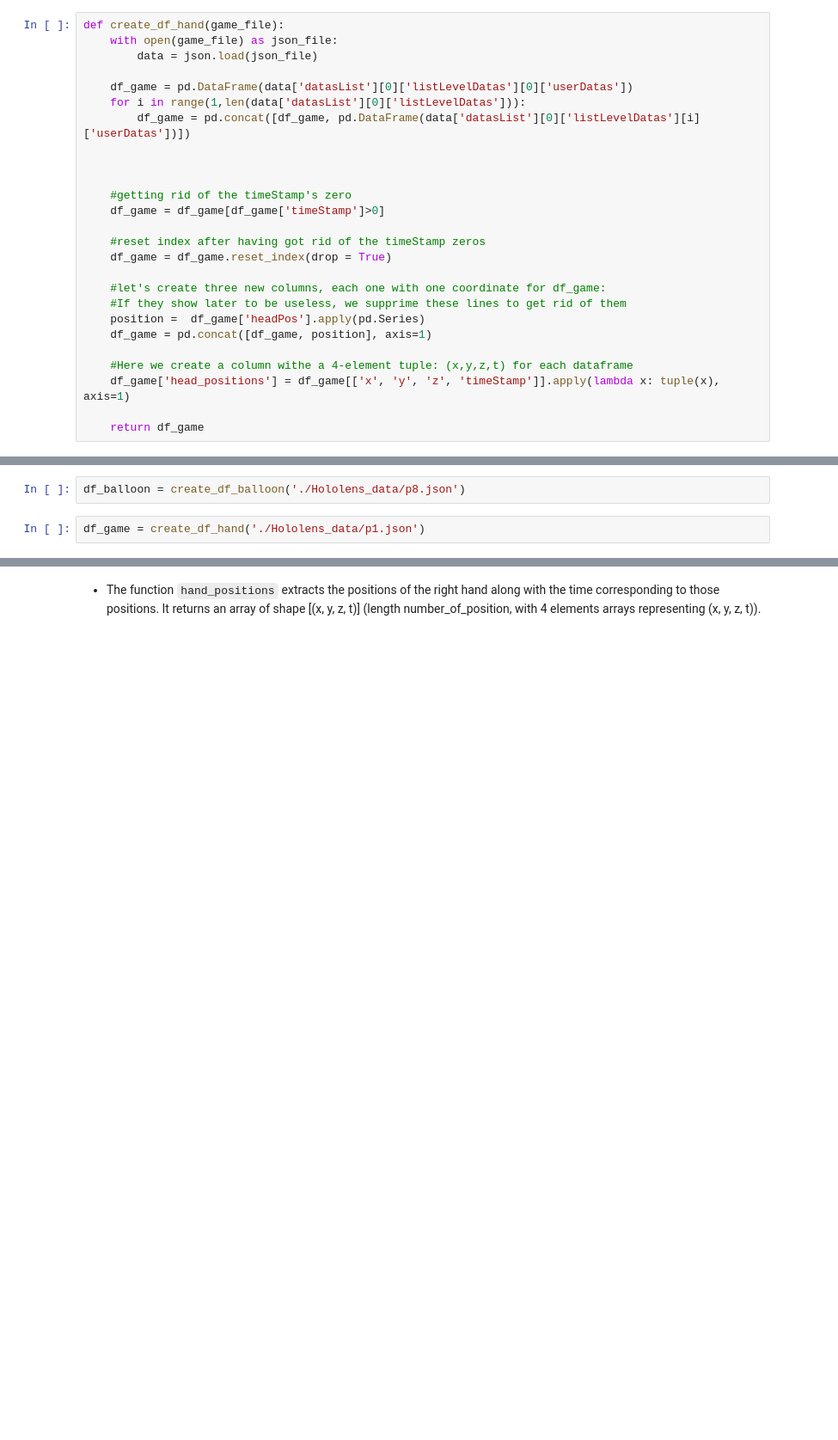
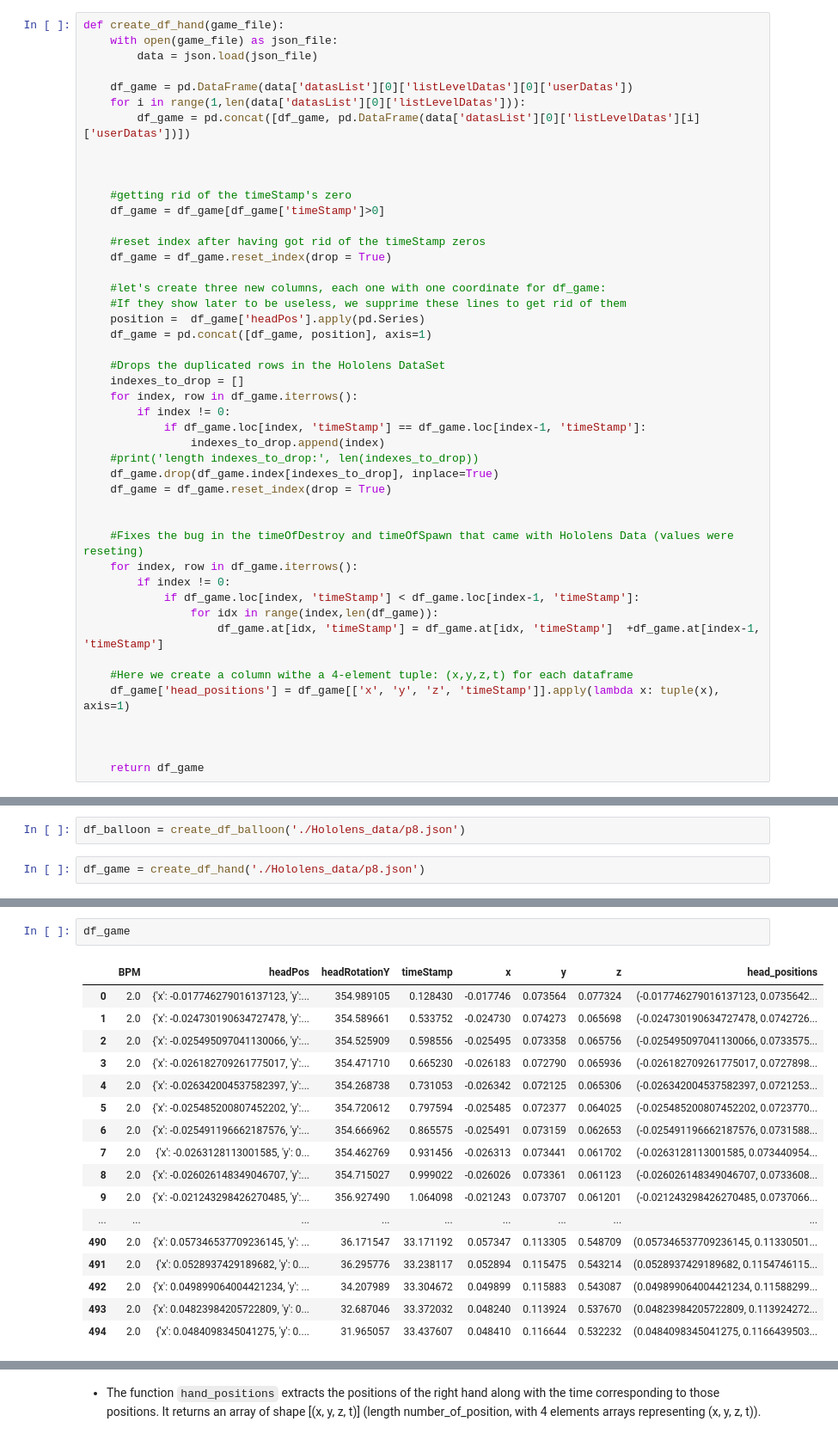
Before and after one commit to nadirlarhdir/Kate, a Jupyter notebook: Hololens_project/Data Parsing version final.ipynb, the cells around one changed output, grey strips where cells are left out. Shown at 86% size. Saved outputs shown, nothing was run; the diff lists cells and outputs as text; blank space fills up the shorter version.

```diff
--- a/Hololens_project/Data Parsing version final.ipynb
+++ b/Hololens_project/Data Parsing version final.ipynb
@@ -38,9 +38,29 @@ def create_df_hand(game_file):
     position =  df_game['headPos'].apply(pd.Series)
     df_game = pd.concat([df_game, position], axis=1)
 
+    #Drops the duplicated rows in the Hololens DataSet
+    indexes_to_drop = []
+    for index, row in df_game.iterrows():
+        if index != 0:
+            if df_game.loc[index, 'timeStamp'] == df_game.loc[index-1, 'timeStamp']:
+                indexes_to_drop.append(index)
+    #print('length indexes_to_drop:', len(indexes_to_drop))
+    df_game.drop(df_game.index[indexes_to_drop], inplace=True)
+    df_game = df_game.reset_index(drop = True)
+
+
+    #Fixes the bug in the timeOfDestroy and timeOfSpawn that came with Hololens Data (values were reseting)
+    for index, row in df_game.iterrows():
+        if index != 0:
+            if df_game.loc[index, 'timeStamp'] < df_game.loc[index-1, 'timeStamp']:
+                for idx in range(index,len(df_game)):
+                    df_game.at[idx, 'timeStamp'] = df_game.at[idx, 'timeStamp']  +df_game.at[index-1, 'timeStamp']
+
     #Here we create a column withe a 4-element tuple: (x,y,z,t) for each dataframe
     df_game['head_positions'] = df_game[['x', 'y', 'z', 'timeStamp']].apply(lambda x: tuple(x), axis=1)
 
+
+
     return df_game
 # %%
 def create_df_balloon(game_file):
@@ -59,7 +97,7 @@ def create_df_balloon(game_file):
 # %%
 df_balloon = create_df_balloon('./Hololens_data/p8.json')
 # %%
-df_game = create_df_hand('./Hololens_data/p1.json')
+df_game = create_df_hand('./Hololens_data/p8.json')
 # %%
 df_balloon
 # %% [output]
@@ -102,0 +121,20 @@ array([0.40532182, 0.06480348, 0.06667435, 0.06582266, 0.06654143,
+# %%
+df_game
+# %% [output]
+|  | BPM | headPos | headRotationY | timeStamp | x | y | z | head_positions |
+| 0 | 2.0 | {'x': -0.017746279016137123, 'y':... | 354.989105 | 0.128430 | -0.017746 | 0.073564 | 0.077324 | (-0.017746279016137123, 0.0735642... |
+| 1 | 2.0 | {'x': -0.024730190634727478, 'y':... | 354.589661 | 0.533752 | -0.024730 | 0.074273 | 0.065698 | (-0.024730190634727478, 0.0742726... |
+| 2 | 2.0 | {'x': -0.025495097041130066, 'y':... | 354.525909 | 0.598556 | -0.025495 | 0.073358 | 0.065756 | (-0.025495097041130066, 0.0733575... |
+| 3 | 2.0 | {'x': -0.026182709261775017, 'y':... | 354.471710 | 0.665230 | -0.026183 | 0.072790 | 0.065936 | (-0.026182709261775017, 0.0727898... |
+| 4 | 2.0 | {'x': -0.026342004537582397, 'y':... | 354.268738 | 0.731053 | -0.026342 | 0.072125 | 0.065306 | (-0.026342004537582397, 0.0721253... |
+| 5 | 2.0 | {'x': -0.025485200807452202, 'y':... | 354.720612 | 0.797594 | -0.025485 | 0.072377 | 0.064025 | (-0.025485200807452202, 0.0723770... |
+| 6 | 2.0 | {'x': -0.025491196662187576, 'y':... | 354.666962 | 0.865575 | -0.025491 | 0.073159 | 0.062653 | (-0.025491196662187576, 0.0731588... |
+| 7 | 2.0 | {'x': -0.0263128113001585, 'y': 0... | 354.462769 | 0.931456 | -0.026313 | 0.073441 | 0.061702 | (-0.0263128113001585, 0.073440954... |
+| 8 | 2.0 | {'x': -0.026026148349046707, 'y':... | 354.715027 | 0.999022 | -0.026026 | 0.073361 | 0.061123 | (-0.026026148349046707, 0.0733608... |
+| 9 | 2.0 | {'x': -0.021243298426270485, 'y':... | 356.927490 | 1.064098 | -0.021243 | 0.073707 | 0.061201 | (-0.021243298426270485, 0.0737066... |
+| ... | ... | ... | ... | ... | ... | ... | ... | ... |
+| 490 | 2.0 | {'x': 0.057346537709236145, 'y': ... | 36.171547 | 33.171192 | 0.057347 | 0.113305 | 0.548709 | (0.057346537709236145, 0.11330501... |
+| 491 | 2.0 | {'x': 0.0528937429189682, 'y': 0.... | 36.295776 | 33.238117 | 0.052894 | 0.115475 | 0.543214 | (0.0528937429189682, 0.1154746115... |
+| 492 | 2.0 | {'x': 0.049899064004421234, 'y': ... | 34.207989 | 33.304672 | 0.049899 | 0.115883 | 0.543087 | (0.049899064004421234, 0.11588299... |
+| 493 | 2.0 | {'x': 0.04823984205722809, 'y': 0... | 32.687046 | 33.372032 | 0.048240 | 0.113924 | 0.537670 | (0.04823984205722809, 0.113924272... |
+| 494 | 2.0 | {'x': 0.0484098345041275, 'y': 0.... | 31.965057 | 33.437607 | 0.048410 | 0.116644 | 0.532232 | (0.0484098345041275, 0.1166439503... |
```
Also changed, not shown: parts of 10 cells of this notebook, 14 other files.
